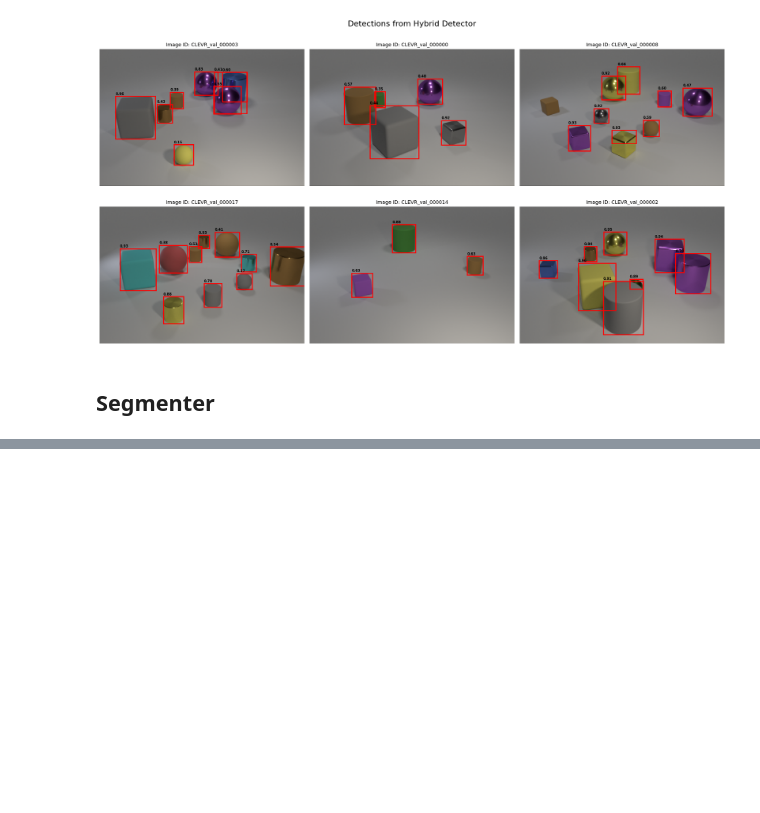
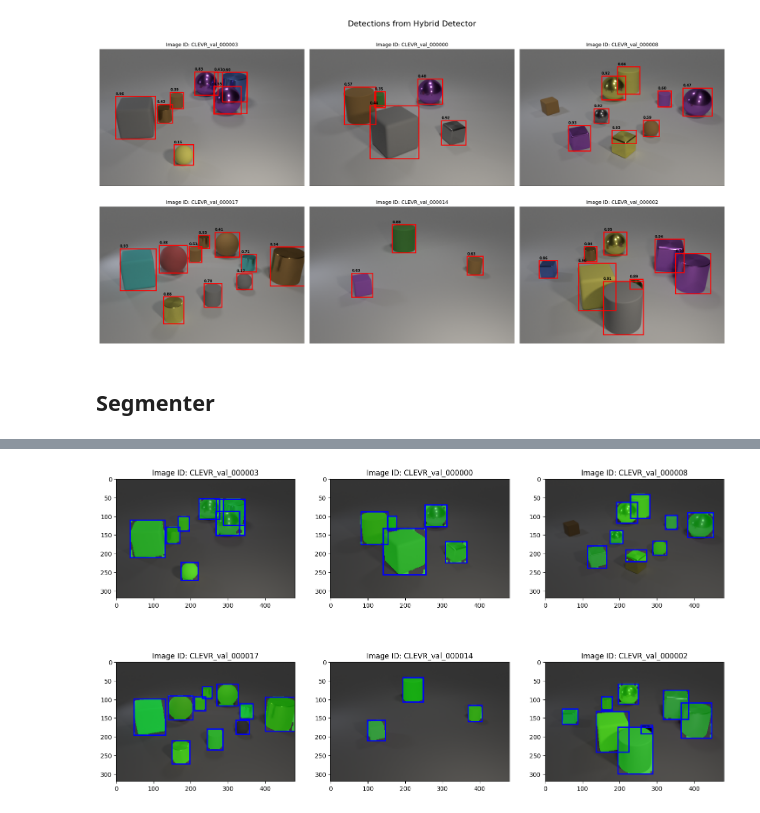
Before and after one commit to bgdj11/neurosymbolic-vqa, a Jupyter notebook: perception/perception_pipeline.ipynb, the cells around one changed output, grey strips where cells are left out. Saved outputs shown, nothing was run; the diff lists cells and outputs as text; code cells hidden in the pictures; blank space fills up the shorter version.

Commit message:
segmenter and depth estimator visualization

```diff
--- a/perception/perception_pipeline.ipynb
+++ b/perception/perception_pipeline.ipynb
@@ -133,3 +133,12 @@ plt.show()
 [figure]
 # %% [markdown]
 ## Segmenter
+# %%
+segmenter = BoxSegmenter()
+segments_per_image : Dict[str, List[np.ndarray]] = {}
+for img_id in img_ids:
+    img_path = project_root / id_to_path[img_id]
+    segments = segmenter.segment(img_path, detections[img_id])
+    segments_per_image[img_id] = segments
+
+pprint.pprint(segments_per_image)
@@ -135,0 +163,32 @@ plt.show()
+# %%
+fig, axes = plt.subplots(n_rows, n_cols, figsize=(18, 5 * n_rows))
+axes = axes.flatten()
+
+for idx, img_id in enumerate(img_ids):
+    img_path = project_root / id_to_path[img_id]
+    img = np.array(Image.open(img_path).convert("RGB"))
+
+    ax = axes[idx]
+    ax.imshow(img)
+    ax.set_title(f"Image ID: {img_id}")
+    segments = segments_per_image[img_id]
+
+    H, W = img.shape[:2]
+    colored_mask = np.zeros((H, W, 3), dtype=float)
+
+    for seg in segments:
+        x1, y1, x2, y2 = seg['bbox']
+        width = x2 - x1
+        height = y2 - y1
+        rect = patches.Rectangle((x1, y1), width, height, linewidth=2, edgecolor='b', facecolor='none')
+        ax.add_patch(rect)
+
+        mask = seg['mask']
+        if mask is None:
+            continue
+        mask = np.asarray(mask).astype(bool)
+        color = [0, 1, 0]
+        colored_mask[mask] = color
+    ax.imshow(colored_mask, alpha=0.5)
+# %% [output]
+[figure, added]
```
Also changed, not shown: parts of 6 cells of this notebook.
